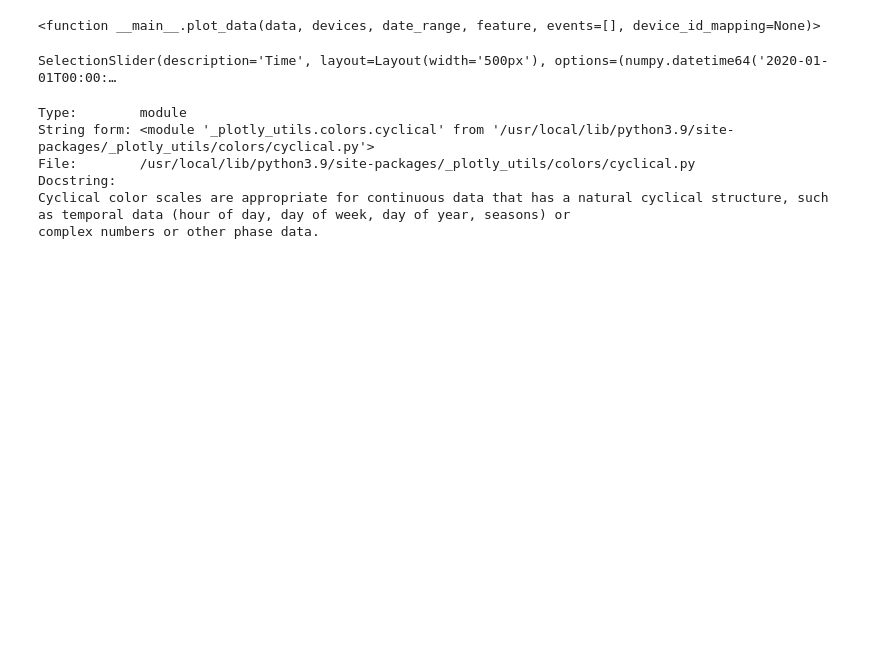
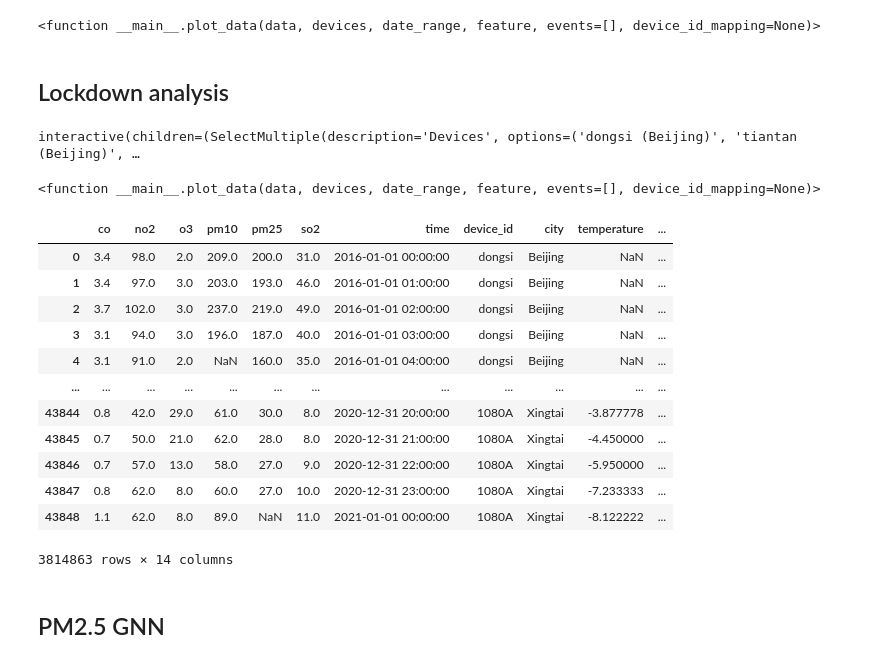
Before and after one commit to deutschmn/split-pollution-sources, a Jupyter notebook: data-prep.ipynb, the cells around one changed output. Drawn from its saved outputs; the diff is of its cells as text; code cells hidden in the pictures; blank space fills up the shorter version.

```diff
--- a/data-prep.ipynb
+++ b/data-prep.ipynb
@@ -236,23 +254,3 @@ all_times = all_df['time'].unique()
-# %%
-date_slider = widgets.SelectionSlider(
-    options=all_times,
-    description='Time',
-    orientation='horizontal',
-    layout={'width': '500px'}
-)
-
-date_slider
-# %% [output]
-SelectionSlider(description='Time', layout=Layout(width='500px'), options=(numpy.datetime64('2020-01-01T00:00:…
-# %%
-px.colors.cyclical?
-# %% [output]
-Type:        module
-String form: <module '_plotly_utils.colors.cyclical' from '/usr/local/lib/python3.9/site-packages/_plotly_utils/colors/cyclical.py'>
-File:        /usr/local/lib/python3.9/site-packages/_plotly_utils/colors/cyclical.py
-Docstring:
-Cyclical color scales are appropriate for continuous data that has a natural cyclical structure, such as temporal data (hour of day, day of week, day of year, seasons) or
-complex numbers or other phase data.
 # %%
 def show_map(time, feature):
     x = all_df[all_df['time'] == time]
@@ -296,0 +295,2 @@ show_map('2020-04-17 00:00:00', 'no2')
+# %% [markdown]
+## Lockdown analysis
@@ -296,0 +301,23 @@ show_map('2020-04-17 00:00:00', 'no2')
+# %%
+interact_manual(plot_data, data=fixed(all_df), devices=device_widget, date_range=fixed((start, end)), feature=feature_list, events=fixed(lockdowns), device_id_mapping=fixed(dic))
+# %% [output]
+interactive(children=(SelectMultiple(description='Devices', options=('dongsi (Beijing)', 'tiantan (Beijing)', …
+<function __main__.plot_data(data, devices, date_range, feature, events=[], device_id_mapping=None)>
+# %%
+all_df
+# %% [output]
+|  | co | no2 | o3 | pm10 | pm25 | so2 | time | device_id | city | temperature | ... |
+| 0 | 3.4 | 98.0 | 2.0 | 209.0 | 200.0 | 31.0 | 2016-01-01 00:00:00 | dongsi | Beijing | NaN | ... |
+| 1 | 3.4 | 97.0 | 3.0 | 203.0 | 193.0 | 46.0 | 2016-01-01 01:00:00 | dongsi | Beijing | NaN | ... |
+| 2 | 3.7 | 102.0 | 3.0 | 237.0 | 219.0 | 49.0 | 2016-01-01 02:00:00 | dongsi | Beijing | NaN | ... |
+| 3 | 3.1 | 94.0 | 3.0 | 196.0 | 187.0 | 40.0 | 2016-01-01 03:00:00 | dongsi | Beijing | NaN | ... |
+| 4 | 3.1 | 91.0 | 2.0 | NaN | 160.0 | 35.0 | 2016-01-01 04:00:00 | dongsi | Beijing | NaN | ... |
+| ... | ... | ... | ... | ... | ... | ... | ... | ... | ... | ... | ... |
+| 43844 | 0.8 | 42.0 | 29.0 | 61.0 | 30.0 | 8.0 | 2020-12-31 20:00:00 | 1080A | Xingtai | -3.877778 | ... |
+| 43845 | 0.7 | 50.0 | 21.0 | 62.0 | 28.0 | 8.0 | 2020-12-31 21:00:00 | 1080A | Xingtai | -4.450000 | ... |
+| 43846 | 0.7 | 57.0 | 13.0 | 58.0 | 27.0 | 9.0 | 2020-12-31 22:00:00 | 1080A | Xingtai | -5.950000 | ... |
+| 43847 | 0.8 | 62.0 | 8.0 | 60.0 | 27.0 | 10.0 | 2020-12-31 23:00:00 | 1080A | Xingtai | -7.233333 | ... |
+| 43848 | 1.1 | 62.0 | 8.0 | 89.0 | NaN | 11.0 | 2021-01-01 00:00:00 | 1080A | Xingtai | -8.122222 | ... |
+3814863 rows × 14 columns
+# %% [markdown]
+## PM2.5 GNN
```
Also changed, not shown: parts of 56 cells of this notebook.
